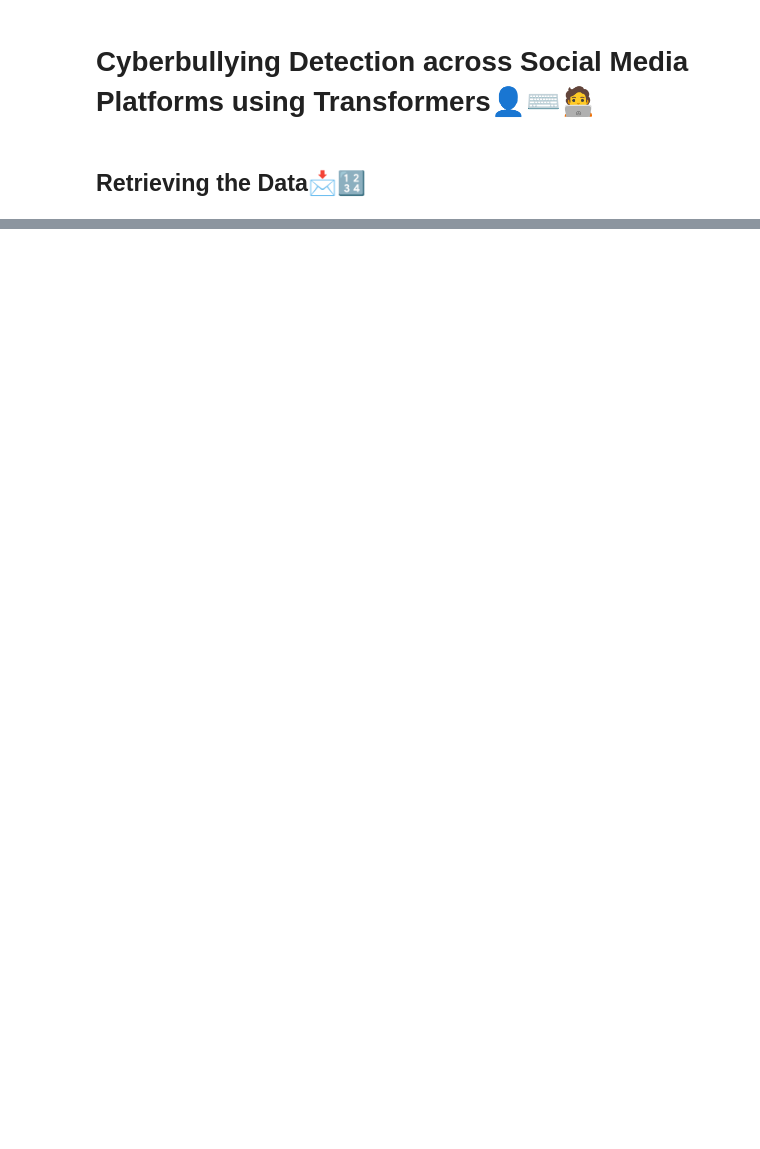
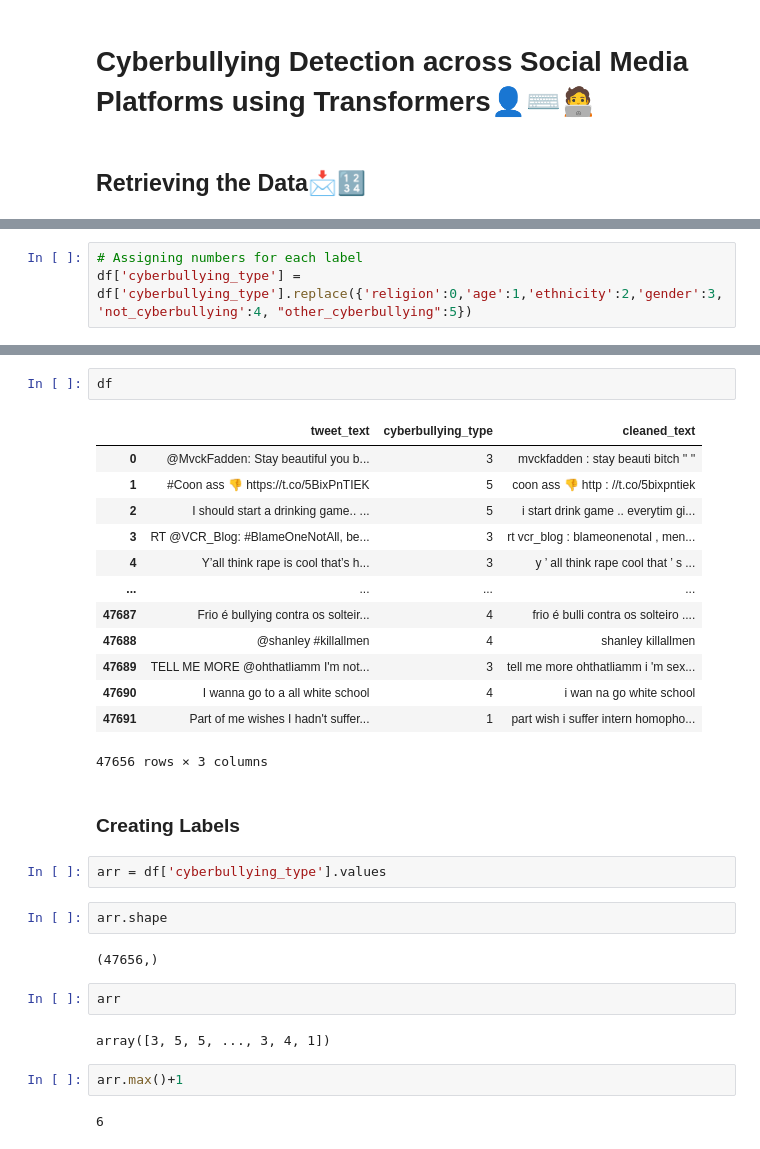
Before and after one commit to vasilis-mav/cyberbullying-bert, a Jupyter notebook: Thesis.ipynb, the cells around one changed output, grey strips where cells are left out. Drawn from its saved outputs; the diff is of its cells as text; blank space fills up the shorter version.

```diff
--- a/Thesis.ipynb
+++ b/Thesis.ipynb
@@ -45,0 +296,3 @@ Name: cyberbullying_type, dtype: int64
+# %%
+# Assigning numbers for each label
+df['cyberbullying_type'] = df['cyberbullying_type'].replace({'religion':0,'age':1,'ethnicity':2,'gender':3,'not_cyberbullying':4, "other_cyberbullying":5})
@@ -45,0 +305,32 @@ Name: cyberbullying_type, dtype: int64
+# %%
+df
+# %% [output]
+|  | tweet_text | cyberbullying_type | cleaned_text |
+| 0 | @MvckFadden: Stay beautiful you b... | 3 | mvckfadden : stay beauti bitch '' '' |
+| 1 | #Coon ass 👎 https://t.co/5BixPnTIEK | 5 | coon ass 👎 http : //t.co/5bixpntiek |
+| 2 | I should start a drinking game.. ... | 5 | i start drink game .. everytim gi... |
+| 3 | RT @VCR_Blog: #BlameOneNotAll, be... | 3 | rt vcr_blog : blameonenotal , men... |
+| 4 | Y’all think rape is cool that’s h... | 3 | y ’ all think rape cool that ’ s ... |
+| ... | ... | ... | ... |
+| 47687 | Frio é bullying contra os solteir... | 4 | frio é bulli contra os solteiro .... |
+| 47688 | @shanley #killallmen | 4 | shanley killallmen |
+| 47689 | TELL ME MORE @ohthatliamm I'm not... | 3 | tell me more ohthatliamm i 'm sex... |
+| 47690 | I wanna go to a all white school | 4 | i wan na go white school |
+| 47691 | Part of me wishes I hadn't suffer... | 1 | part wish i suffer intern homopho... |
+47656 rows × 3 columns
+# %% [markdown]
+### Creating Labels
+# %%
+arr = df['cyberbullying_type'].values
+# %%
+arr.shape
+# %% [output]
+(47656,)
+# %%
+arr
+# %% [output]
+array([3, 5, 5, ..., 3, 4, 1])
+# %%
+arr.max()+1
+# %% [output]
+6
```
Also changed, not shown: parts of 88 cells of this notebook.
